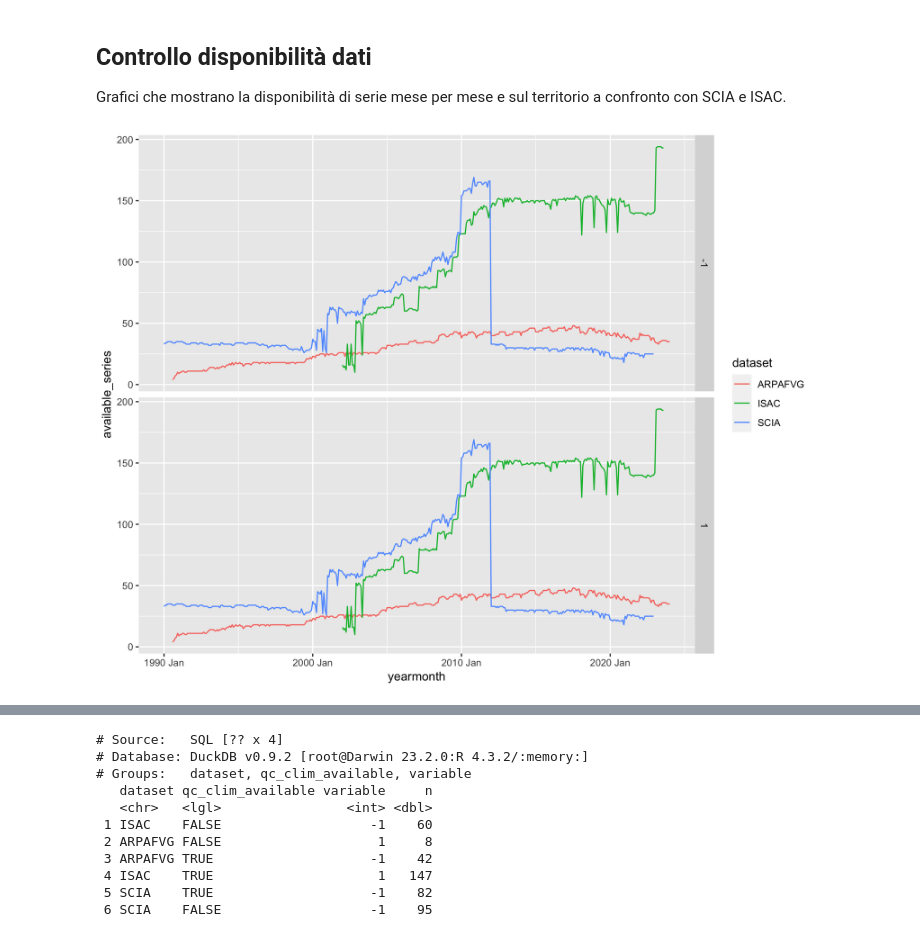
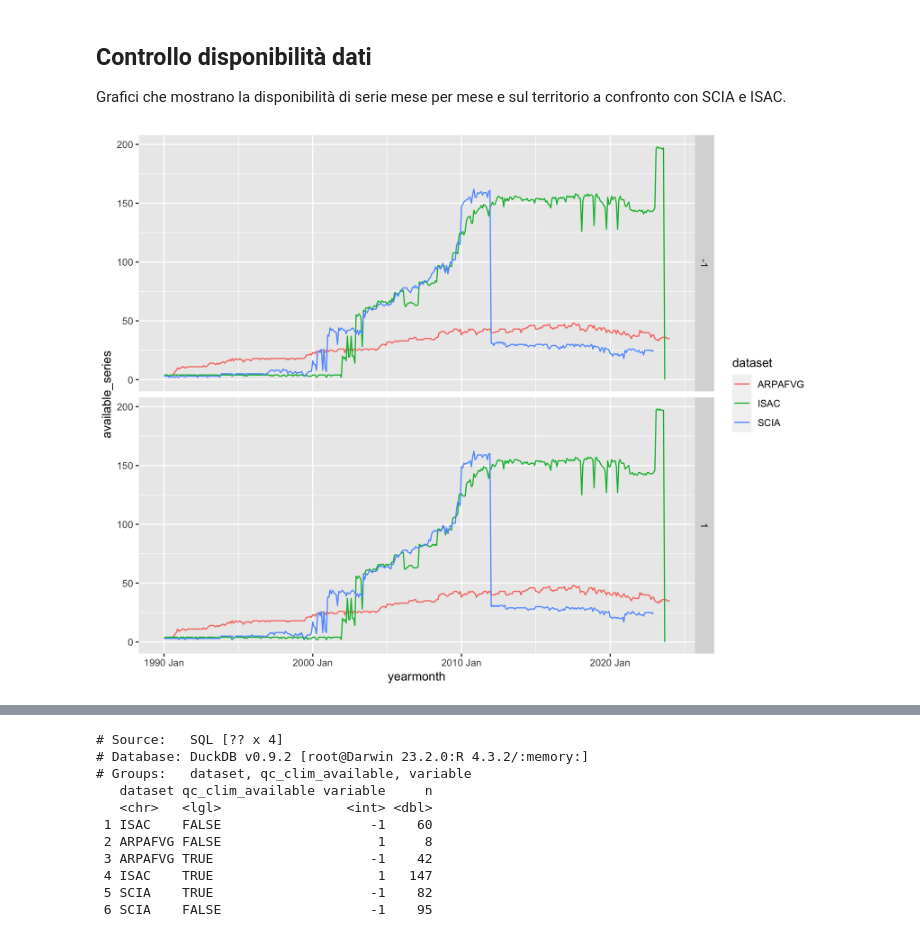
Before and after one commit to dnstudent/TesiMag, a Jupyter notebook: notebooks/integrazioni_regionali/FVG/data_load.ipynb, the cells around one changed output, grey strips where cells are left out. Cells and saved outputs as stored; diff of their text form; code cells hidden in the pictures.

```diff
--- a/notebooks/integrazioni_regionali/FVG/data_load.ipynb
+++ b/notebooks/integrazioni_regionali/FVG/data_load.ipynb
@@ -92,10 +92,10 @@ Grafici che mostrano la disponibilità di serie mese per mese e sul territorio a
 # %%
 conn <- conns$data
 stations <- query_checkpoint_meta(c(dataset, "SCIA", "ISAC"), "qc1", conn) |> filter(state == "Friuli-Venezia Giulia")
 state_data <- query_checkpoint_data(c(dataset, "SCIA", "ISAC"), "qc1", conn) |>
-    filter(date >= as.Date("1990-01-01")) |>
+    filter(date >= as.Date("1990-01-01"), valid) |>
     semi_join(stations, join_by(dataset, sensor_key))
-c(p, ymonthly_avail) %<-% ymonthly_availabilities(state_data)
-p + facet_grid(variable ~ .)
+pp <- ymonthly_availabilities(state_data)
+pp$plot + facet_grid(variable ~ .)
 # %% [output]
-[figure, old version]
+[figure, new version]
```
Also changed, not shown: parts of 4 cells of this notebook, 4 other files.
